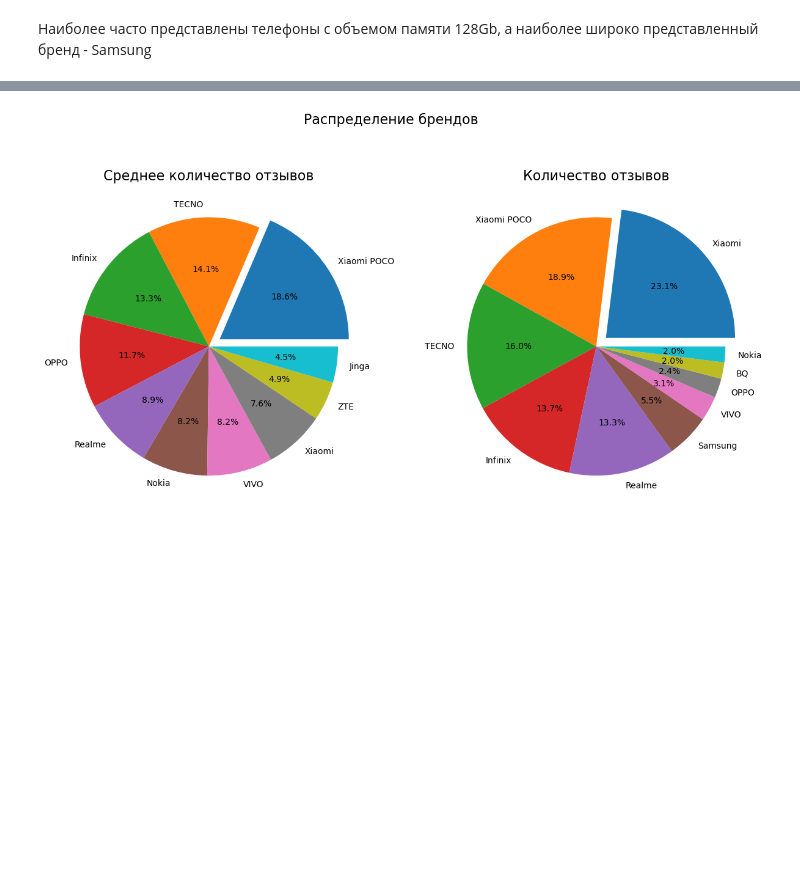
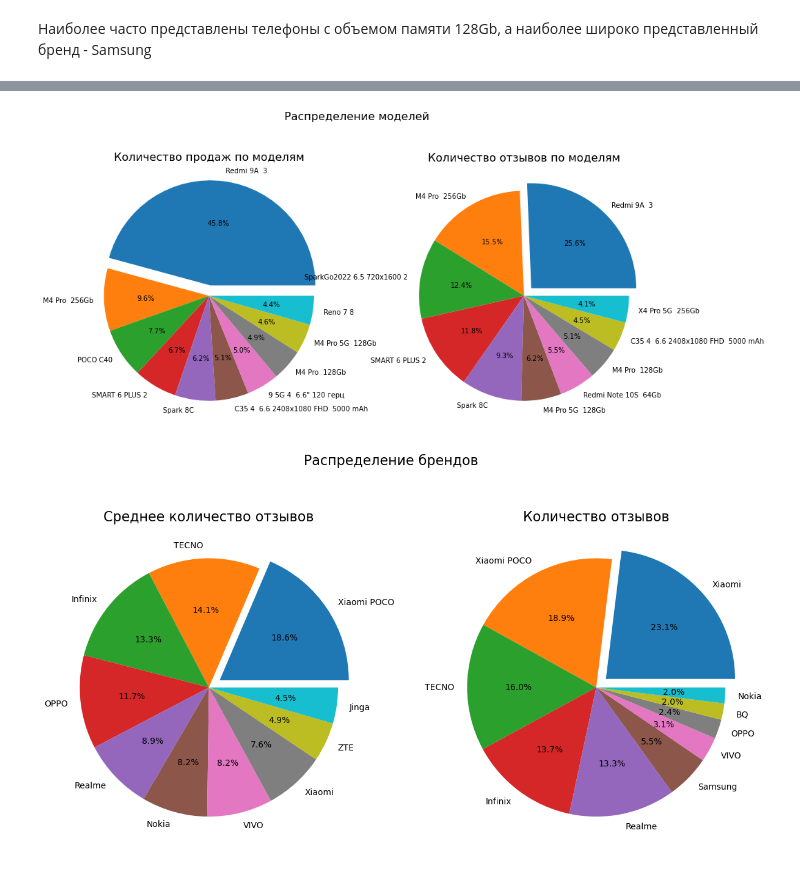
Before and after one commit to YurezSml/Dataton2022, a Jupyter notebook: DataAnalysisVisu.ipynb, the cells around one changed output, grey strips where cells are left out. Saved outputs shown, nothing was run; the diff lists cells and outputs as text; code cells hidden in the pictures; blank space fills up the shorter version.

```diff
--- a/DataAnalysisVisu.ipynb
+++ b/DataAnalysisVisu.ipynb
@@ -139,3 +159,29 @@ axes[1].set_title('Распределение по брендам', fontsize=16)
+# %%
+fig, axes = plt.subplots(nrows=1, ncols=2, figsize=(15, 15))
+fig.suptitle('Распределение моделей', fontsize=16, y=0.75)
+
+summ_sales_by_name = df.groupby(['name'])[['sales_count']].sum().reset_index()
+summ_sales_by_name = summ_sales_by_name.sort_values('sales_count', ascending=False)[:10]
+axes[0].pie(
+    summ_sales_by_name['sales_count'],
+    labels=summ_sales_by_name['name'],
+    autopct='%.1f%%',
+    explode = [0.1, 0, 0, 0, 0, 0, 0, 0, 0, 0]
+);
+axes[0].set_title('Количество продаж по моделям', fontsize=16);
+
+summ_feedbacks_by_name = df.groupby(['name'])[['feedbacks']].sum().reset_index()
+#summ_feedbacks_by_name = [str(x)+'Gb' for x in summ_feedbacks_by_name.index]
+summ_feedbacks_by_name = summ_feedbacks_by_name.sort_values('feedbacks', ascending=False)[:10]
+axes[1].pie(
+    summ_feedbacks_by_name['feedbacks'],
+    labels=summ_feedbacks_by_name['name'],
+    autopct='%.1f%%',
+    explode = [0.1, 0, 0, 0, 0, 0, 0, 0, 0, 0]
+);
+axes[1].set_title('Количество отзывов по моделям', fontsize=16);
+# %% [output]
+[figure, added]
 # %%
 fig, axes = plt.subplots(nrows=1, ncols=2, figsize=(15, 15))
 fig.suptitle('Распределение брендов', fontsize=16, y=0.75)
```
Also changed, not shown: parts of 9 cells of this notebook, 2 other files.
